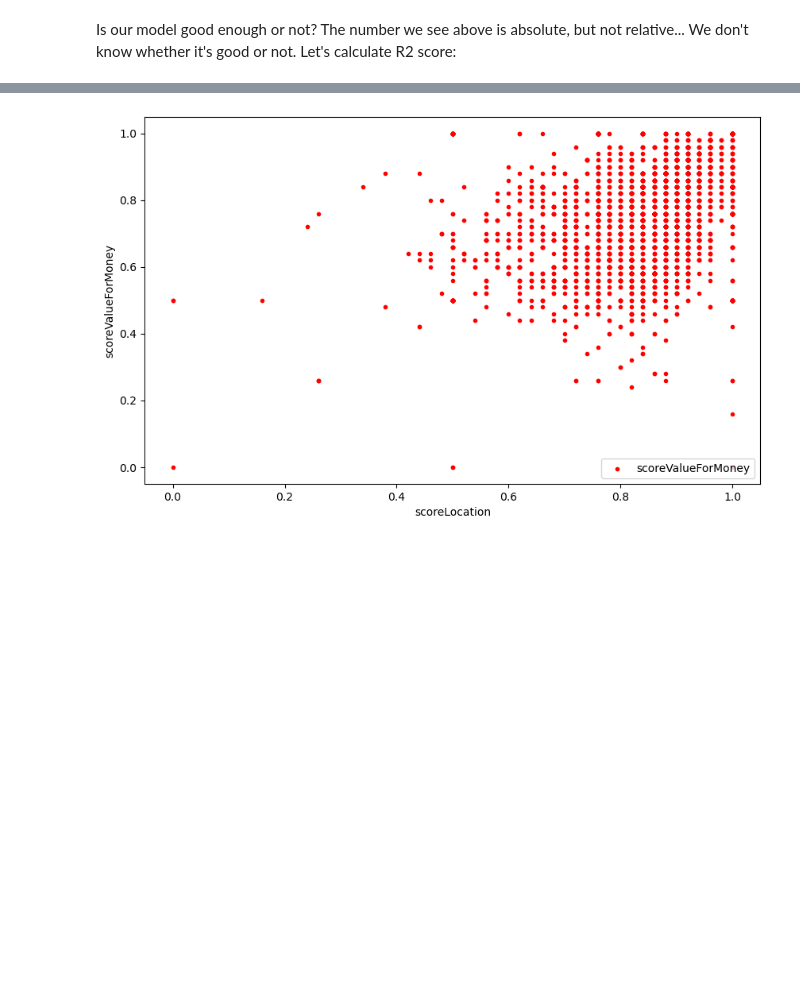
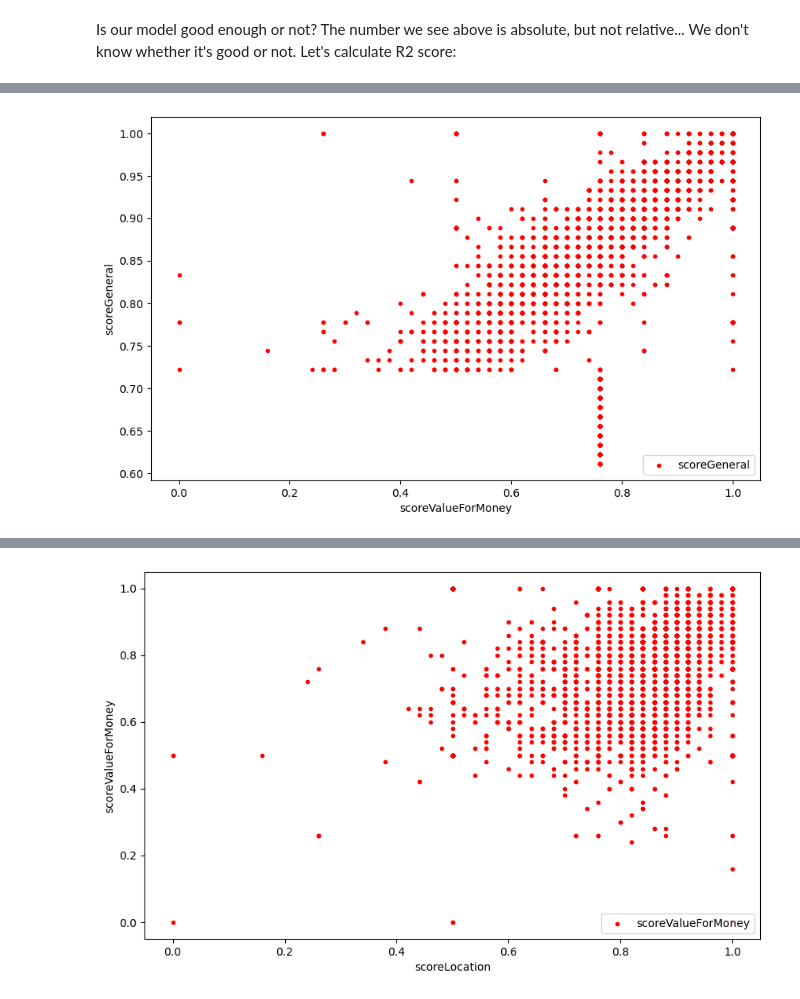
Before and after one commit to yarin-cohen02/dataScienceProject, a Jupyter notebook: project.ipynb, the cells around one changed output, grey strips where cells are left out. Saved outputs shown, nothing was run; the diff lists cells and outputs as text; code cells hidden in the pictures; blank space fills up the shorter version.

```diff
--- a/project.ipynb
+++ b/project.ipynb
@@ -440,6 +438,21 @@ def showOutliers(df, column):
     IQR = Q3 - Q1
 
     return len(df[(df[column] < Q1 - 1.5*IQR) | (df[column] > Q3 + 1.5*IQR)])
+# %%
+# Replace outliers with NaN:
+
+def nanOutliers(df, columnName):
+
+    newDf = df.copy()
+
+    Q1 = np.percentile(newDf[columnName], 25)
+    Q3 = np.percentile(newDf[columnName], 75)
+    IQR = Q3 - Q1
+
+    problematicIndexes = ((newDf[columnName] < Q1 - 1.5*IQR) | (newDf[columnName] > Q3 + 1.5*IQR))
+    newDf.loc[problematicIndexes, columnName] = np.nan
+
+    return newDf
 # %% [markdown]
 ### Main Function
 # %%
@@ -1165,0 +1218,4 @@ r2_score(numericDf["scoreValueForMoney"].tolist(), m.predict(numericDf["scoreVal
+# %%
+showScatterPlot(newDf, "scoreValueForMoney", ["scoreGeneral"], "scoreGeneral")
+# %% [output]
+[figure, added]
```
Also changed, not shown: parts of 25 cells of this notebook.
